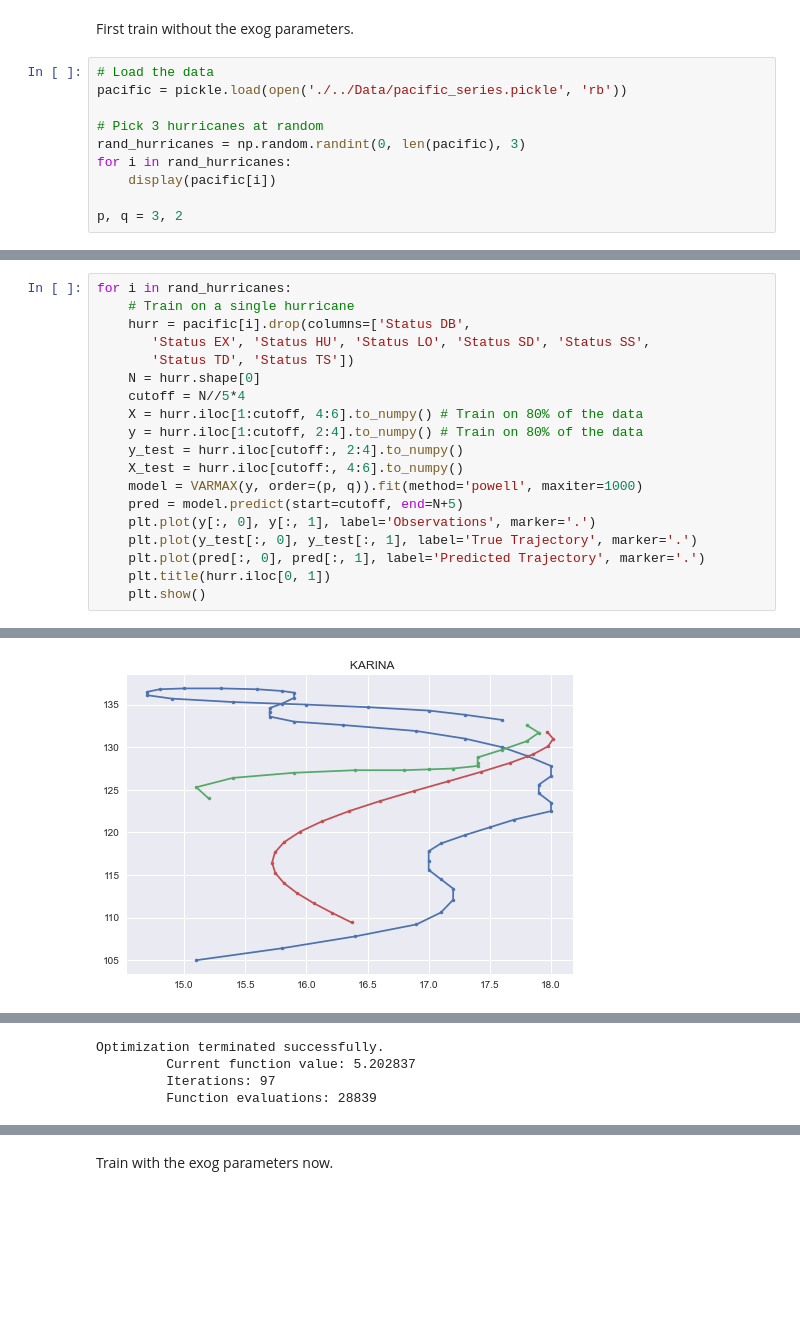
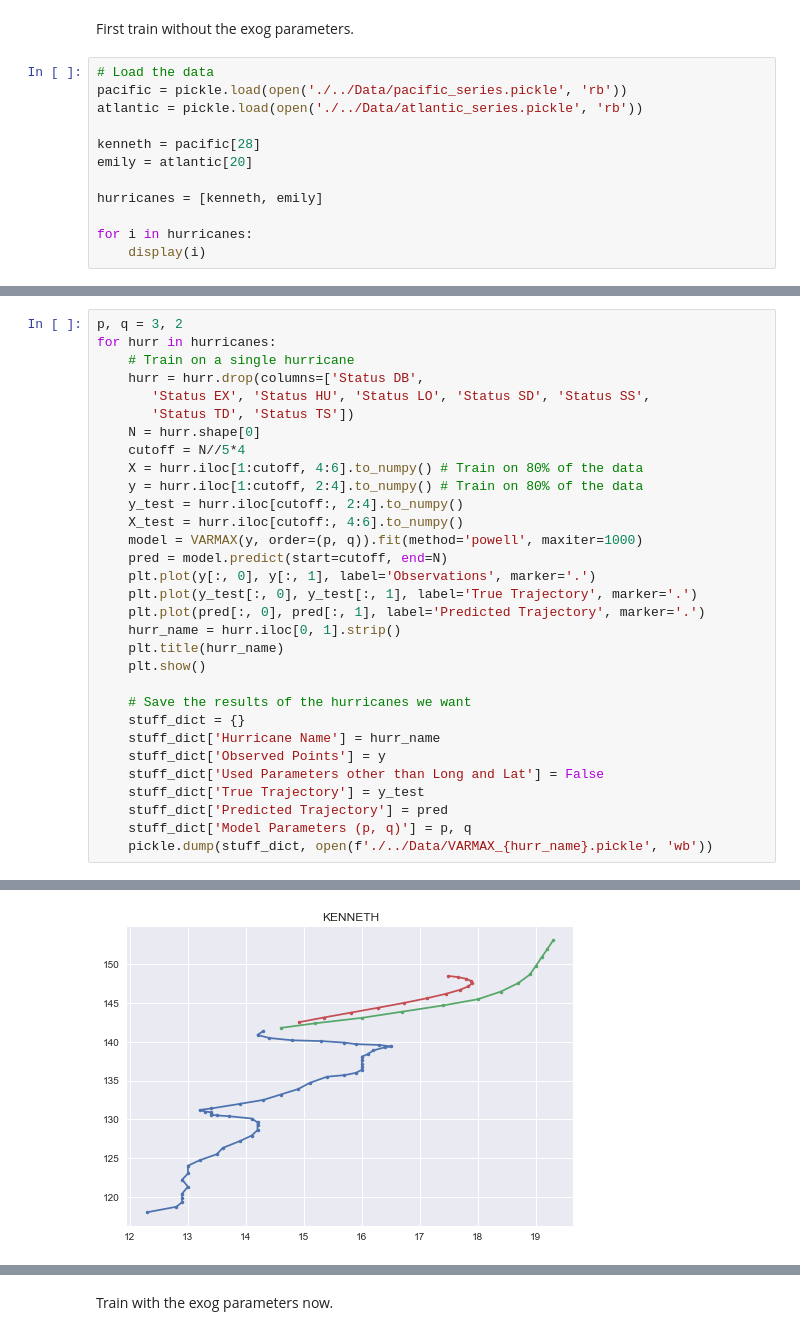
Before and after one commit to samco7/hurricane-prediction, a Jupyter notebook: Code/varmax.ipynb, the cells around one changed output, grey strips where cells are left out. Cells and saved outputs as stored; diff of their text form; blank space fills up the shorter version.

```diff
--- a/Code/varmax.ipynb
+++ b/Code/varmax.ipynb
@@ -13,12 +13,14 @@ First train without the exog parameters.
 # %%
 # Load the data
 pacific = pickle.load(open('./../Data/pacific_series.pickle', 'rb'))
+atlantic = pickle.load(open('./../Data/atlantic_series.pickle', 'rb'))
 
-# Pick 3 hurricanes at random
-rand_hurricanes = np.random.randint(0, len(pacific), 3)
-for i in rand_hurricanes:
-    display(pacific[i])
+kenneth = pacific[28]
+emily = atlantic[20]
 
-p, q = 3, 2
+hurricanes = [kenneth, emily]
+
+for i in hurricanes:
+    display(i)
 # %% [output]
 |  | Date | Time | Latitude | Longitude | Max Wind | Min Pressure | Wind Radii Max Extent 1 | ... |
@@ -73,7 +57,8 @@ p, q = 3, 2
 # %%
-for i in rand_hurricanes:
+p, q = 3, 2
+for hurr in hurricanes:
     # Train on a single hurricane
-    hurr = pacific[i].drop(columns=['Status DB',
+    hurr = hurr.drop(columns=['Status DB',
        'Status EX', 'Status HU', 'Status LO', 'Status SD', 'Status SS',
        'Status TD', 'Status TS'])
     N = hurr.shape[0]
@@ -83,11 +68,22 @@ for i in rand_hurricanes:
     y_test = hurr.iloc[cutoff:, 2:4].to_numpy()
     X_test = hurr.iloc[cutoff:, 4:6].to_numpy()
     model = VARMAX(y, order=(p, q)).fit(method='powell', maxiter=1000)
-    pred = model.predict(start=cutoff, end=N+5)
+    pred = model.predict(start=cutoff, end=N)
     plt.plot(y[:, 0], y[:, 1], label='Observations', marker='.')
     plt.plot(y_test[:, 0], y_test[:, 1], label='True Trajectory', marker='.')
     plt.plot(pred[:, 0], pred[:, 1], label='Predicted Trajectory', marker='.')
-    plt.title(hurr.iloc[0, 1])
+    hurr_name = hurr.iloc[0, 1].strip()
+    plt.title(hurr_name)
     plt.show()
+
+    # Save the results of the hurricanes we want
+    stuff_dict = {}
+    stuff_dict['Hurricane Name'] = hurr_name
+    stuff_dict['Observed Points'] = y
+    stuff_dict['Used Parameters other than Long and Lat'] = False
+    stuff_dict['True Trajectory'] = y_test
+    stuff_dict['Predicted Trajectory'] = pred
+    stuff_dict['Model Parameters (p, q)'] = p, q
+    pickle.dump(stuff_dict, open(f'./../Data/VARMAX_{hurr_name}.pickle', 'wb'))
 # %% [output]
 Optimization terminated successfully.
@@ -97,2 +93,2 @@ Optimization terminated successfully.
-[figure, old version]
+[figure, new version]
 Optimization terminated successfully.
@@ -103,4 +98,0 @@ Optimization terminated successfully.
-Optimization terminated successfully.
-         Current function value: 5.202837
-         Iterations: 97
-         Function evaluations: 28839
```
Also changed, not shown: parts of 5 cells of this notebook, 5 other files.
